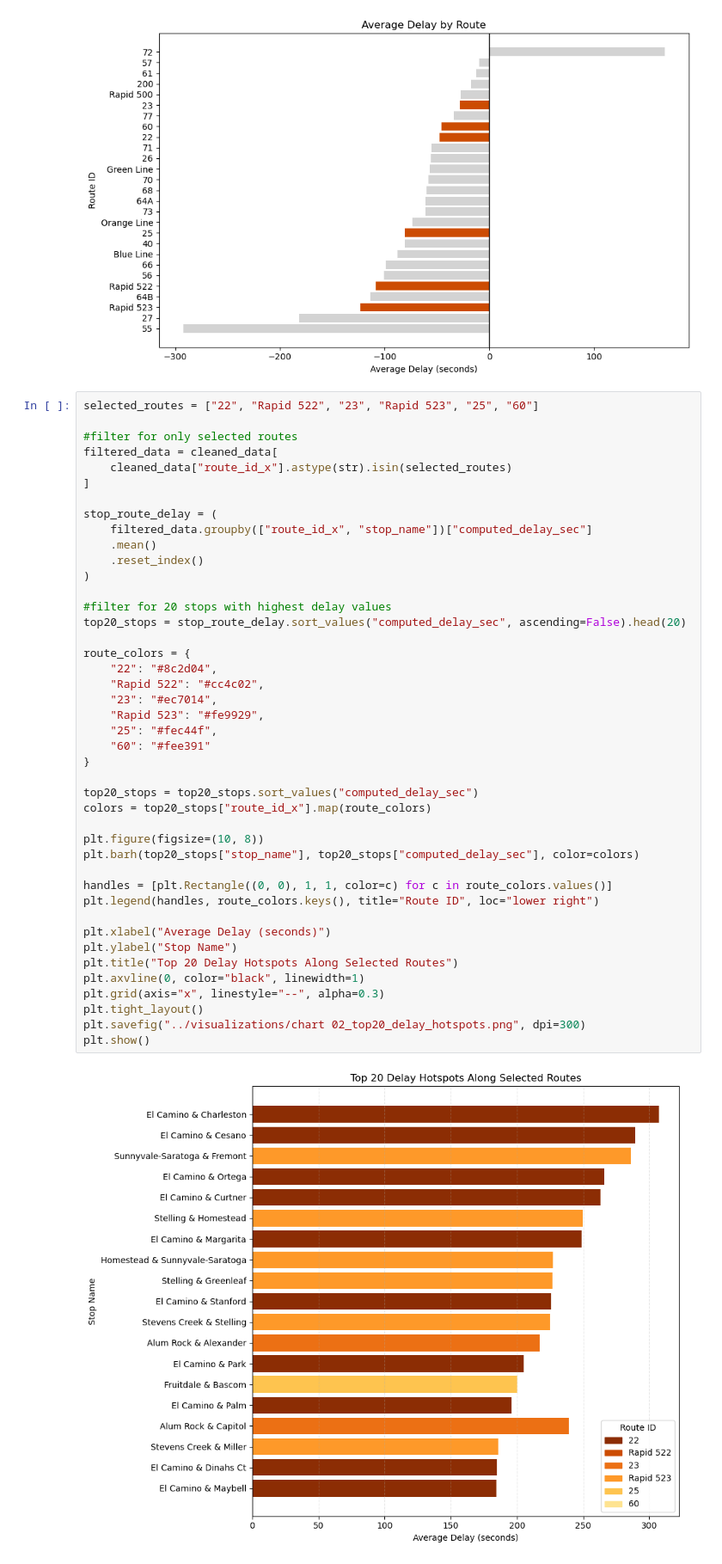
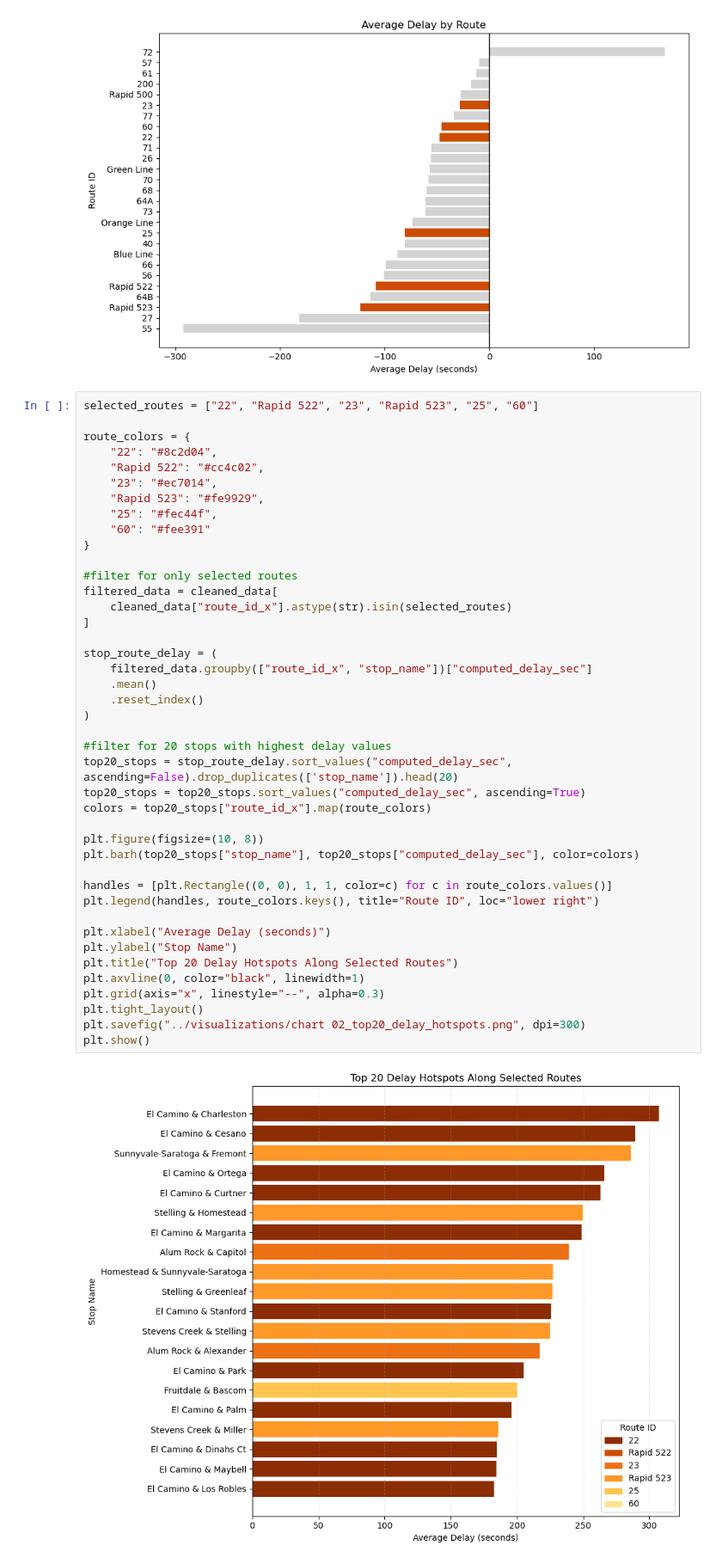
Before and after one commit to ArcherGu22/VTA-Transit-Delays, a Jupyter notebook: scripts/03_midterm_visuals.ipynb, the cells around one changed output. Shown at 86% size. Saved outputs shown, nothing was run; the diff lists cells and outputs as text.

Commit message:
Bug Fix for Chart 2

```diff
--- a/scripts/03_midterm_visuals.ipynb
+++ b/scripts/03_midterm_visuals.ipynb
@@ -69,49 +69,48 @@ plt.show()
 [figure]
 # %%
 selected_routes = ["22", "Rapid 522", "23", "Rapid 523", "25", "60"]
+
+route_colors = {
+    "22": "#8c2d04",
+    "Rapid 522": "#cc4c02",
+    "23": "#ec7014",
+    "Rapid 523": "#fe9929",
+    "25": "#fec44f",
+    "60": "#fee391"
+}
 
 #filter for only selected routes
 filtered_data = cleaned_data[
     cleaned_data["route_id_x"].astype(str).isin(selected_routes)
 ]
 
 stop_route_delay = (
     filtered_data.groupby(["route_id_x", "stop_name"])["computed_delay_sec"]
     .mean()
     .reset_index()
 )
 
 #filter for 20 stops with highest delay values
-top20_stops = stop_route_delay.sort_values("computed_delay_sec", ascending=False).head(20)
-
-route_colors = {
-    "22": "#8c2d04",
-    "Rapid 522": "#cc4c02",
-    "23": "#ec7014",
-    "Rapid 523": "#fe9929",
-    "25": "#fec44f",
-    "60": "#fee391"
-}
-
-top20_stops = top20_stops.sort_values("computed_delay_sec")
+top20_stops = stop_route_delay.sort_values("computed_delay_sec", ascending=False).drop_duplicates(['stop_name']).head(20)
+top20_stops = top20_stops.sort_values("computed_delay_sec", ascending=True)
 colors = top20_stops["route_id_x"].map(route_colors)
 
 plt.figure(figsize=(10, 8))
 plt.barh(top20_stops["stop_name"], top20_stops["computed_delay_sec"], color=colors)
 
 handles = [plt.Rectangle((0, 0), 1, 1, color=c) for c in route_colors.values()]
 plt.legend(handles, route_colors.keys(), title="Route ID", loc="lower right")
 
 plt.xlabel("Average Delay (seconds)")
 plt.ylabel("Stop Name")
 plt.title("Top 20 Delay Hotspots Along Selected Routes")
 plt.axvline(0, color="black", linewidth=1)
 plt.grid(axis="x", linestyle="--", alpha=0.3)
 plt.tight_layout()
 plt.savefig("../visualizations/chart 02_top20_delay_hotspots.png", dpi=300)
 plt.show()
 # %% [output]
-[figure, old version]
+[figure, new version]
 # %%
 #moving threshold/minimum moving speed; filter out stopped pings
 #this allows for determining quartiles for moving speeds
```
Also changed, not shown: 2 other files.
